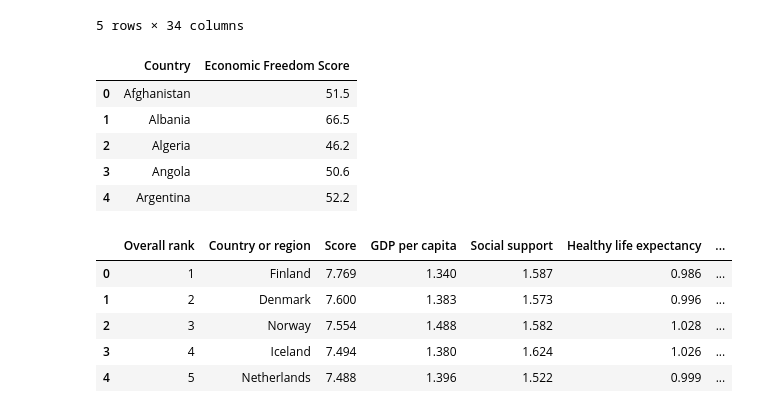
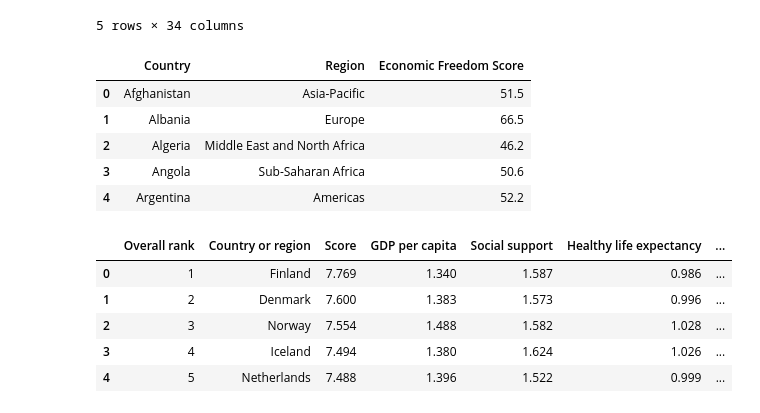
Before and after one commit to nina-driver/Springboard-Capstone-Project-1, a Jupyter notebook: Data Wrangling-WH-EF.ipynb, the cells around one changed output. Cells and saved outputs as stored; diff of their text form; code cells hidden in the pictures.

```diff
--- a/Data Wrangling-WH-EF.ipynb
+++ b/Data Wrangling-WH-EF.ipynb
@@ -39,16 +39,16 @@ ef_2019_raw.head()
 | 4 | 5 | Argentina | Argentina | Americas | 148.0 | 26.0 | 52.2 | 47.8 | ... |
 5 rows × 34 columns
 # %%
-ef_2019 = ef_2019_raw[['Country','2019 Score']].rename(columns={'2019 Score':'Economic Freedom Score'}).sort_values(by=['Country'])
+ef_2019 = ef_2019_raw[['Country','Region','2019 Score']].rename(columns={'2019 Score':'Economic Freedom Score'}).sort_values(by=['Country'])
 
 ef_2019.head()
 # %% [output]
-|  | Country | Economic Freedom Score |
-| 0 | Afghanistan | 51.5 |
-| 1 | Albania | 66.5 |
-| 2 | Algeria | 46.2 |
-| 3 | Angola | 50.6 |
-| 4 | Argentina | 52.2 |
+|  | Country | Region | Economic Freedom Score |
+| 0 | Afghanistan | Asia-Pacific | 51.5 |
+| 1 | Albania | Europe | 66.5 |
+| 2 | Algeria | Middle East and North Africa | 46.2 |
+| 3 | Angola | Sub-Saharan Africa | 50.6 |
+| 4 | Argentina | Americas | 52.2 |
 # %%
 #2019 World Happiness Data is the 4th <table> element on page
 wh_2019_raw = pd.read_html('https://en.wikipedia.org/wiki/World_Happiness_Report')[4]
```
Also changed, not shown: parts of 19 cells of this notebook, 2 other files.
